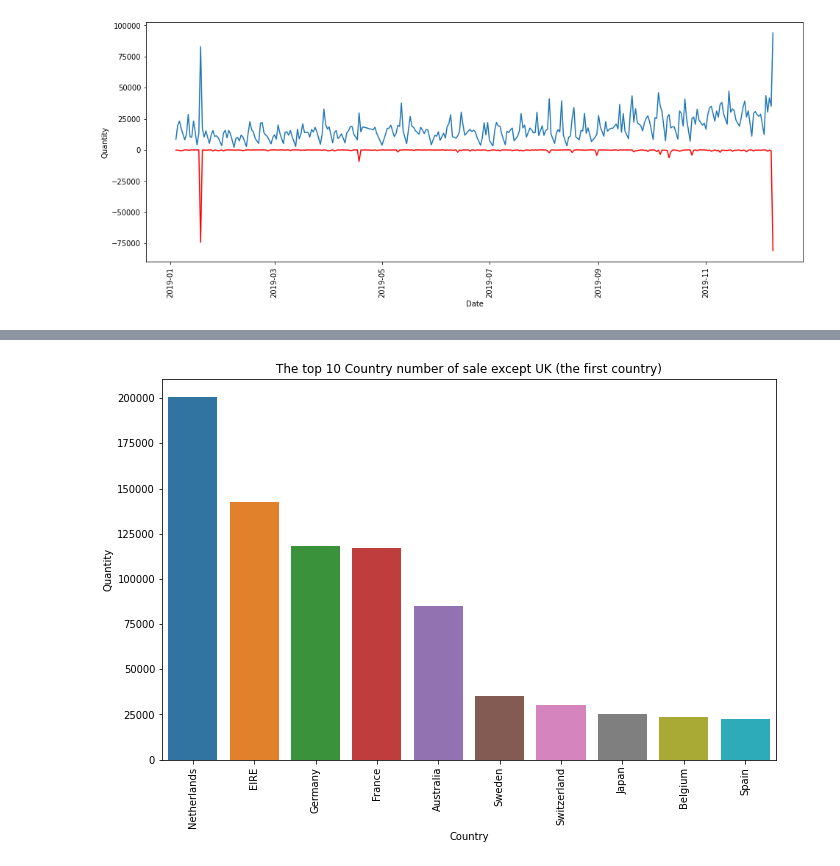
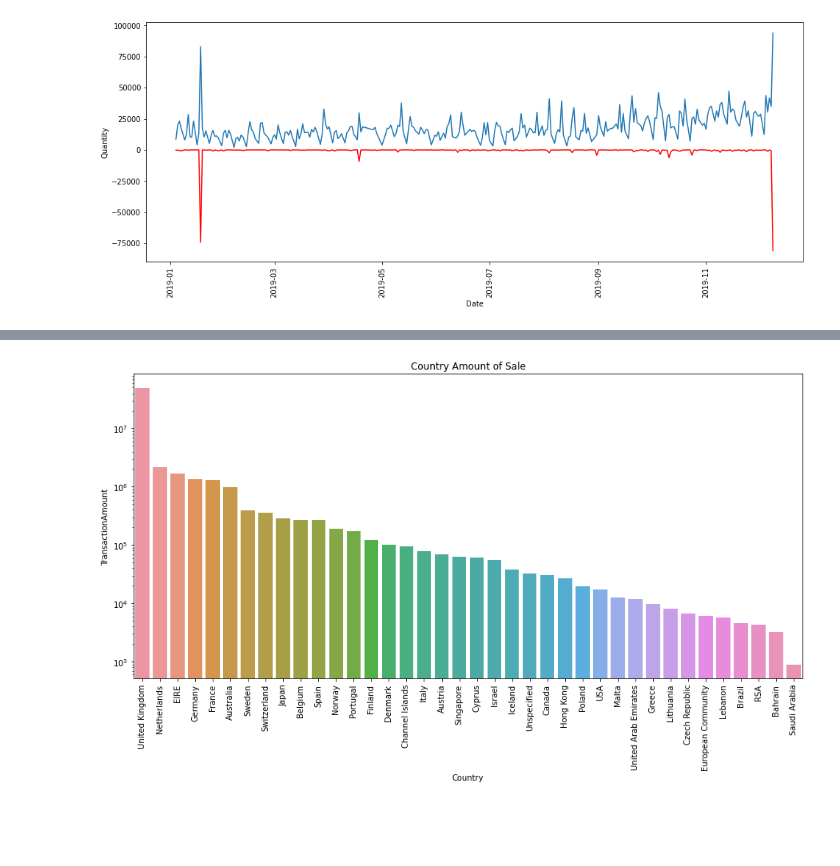
Before and after one commit to alipourmotlagh/E-commerce-Business-Transaction, a Jupyter notebook: product-analytics-e-commerce-business-transaction.ipynb, the cells around one changed output, grey strips where cells are left out. Cells and saved outputs as stored; diff of their text form; code cells hidden in the pictures; blank space fills up the shorter version.

```diff
--- a/product-analytics-e-commerce-business-transaction.ipynb
+++ b/product-analytics-e-commerce-business-transaction.ipynb
@@ -123,10 +141,12 @@ plt.show()
 # %%
-plt.figure(figsize=(11,7))
+fig, ax = plt.subplots(figsize=(15,7))
+
 country = data.groupby(['Country'],as_index=False).agg({'Quantity':'sum','TransactionAmount':'sum'})\
-    .sort_values(by='Quantity',ascending=False).head(11).tail(10)
-sns.barplot(country,x='Country',y='Quantity')
+    .sort_values(by='TransactionAmount',ascending=False)
+ax.set_yscale('log')
+sns.barplot(country,x='Country',y='TransactionAmount')
 plt.xticks(rotation=90)
-plt.title('The top 10 Country number of sale except UK (the first country)')
+plt.title('Country Amount of Sale')
 plt.show()
 # %% [output]
-[figure, old version]
+[figure, new version]
```
Also changed, not shown: parts of 12 cells of this notebook.
